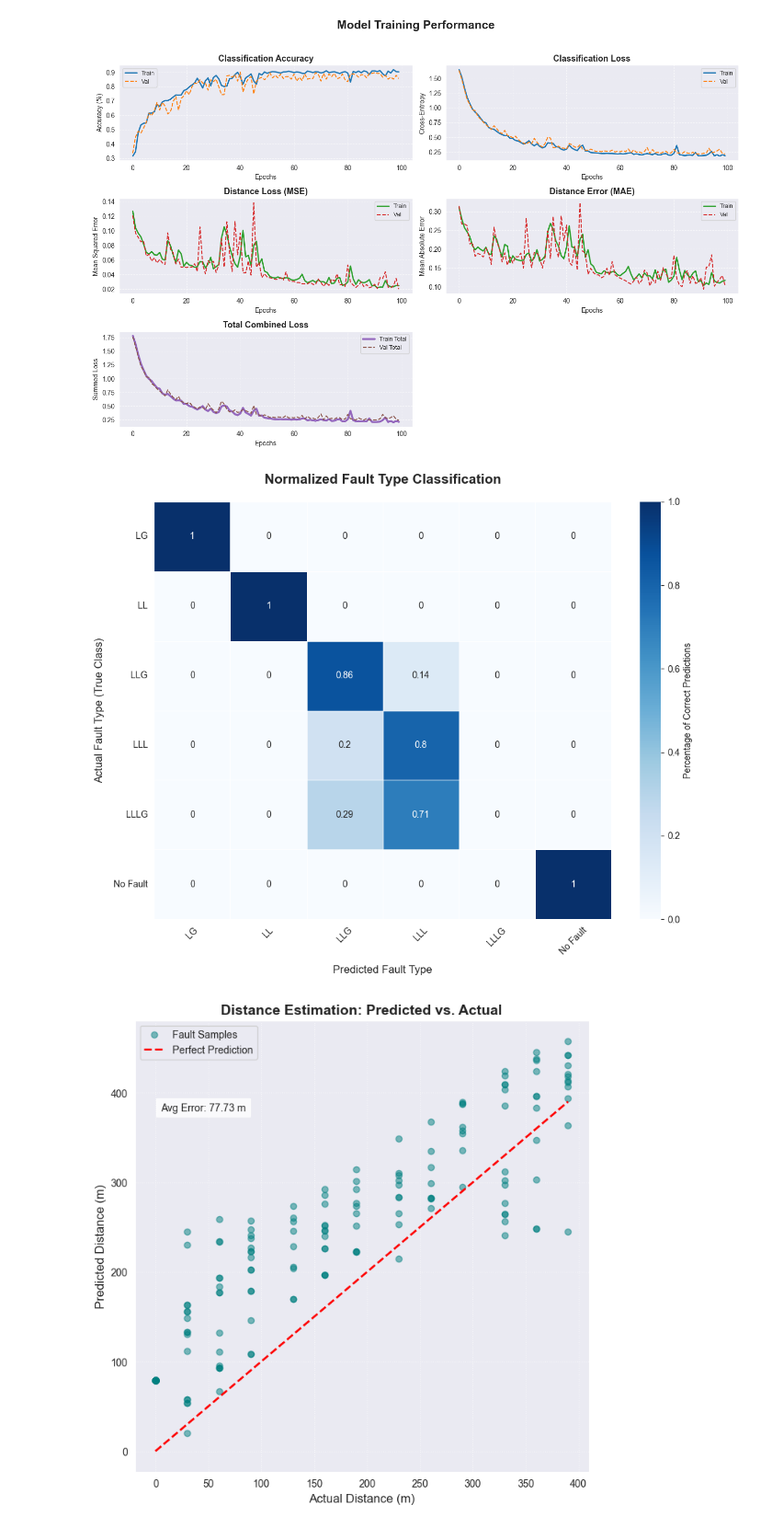
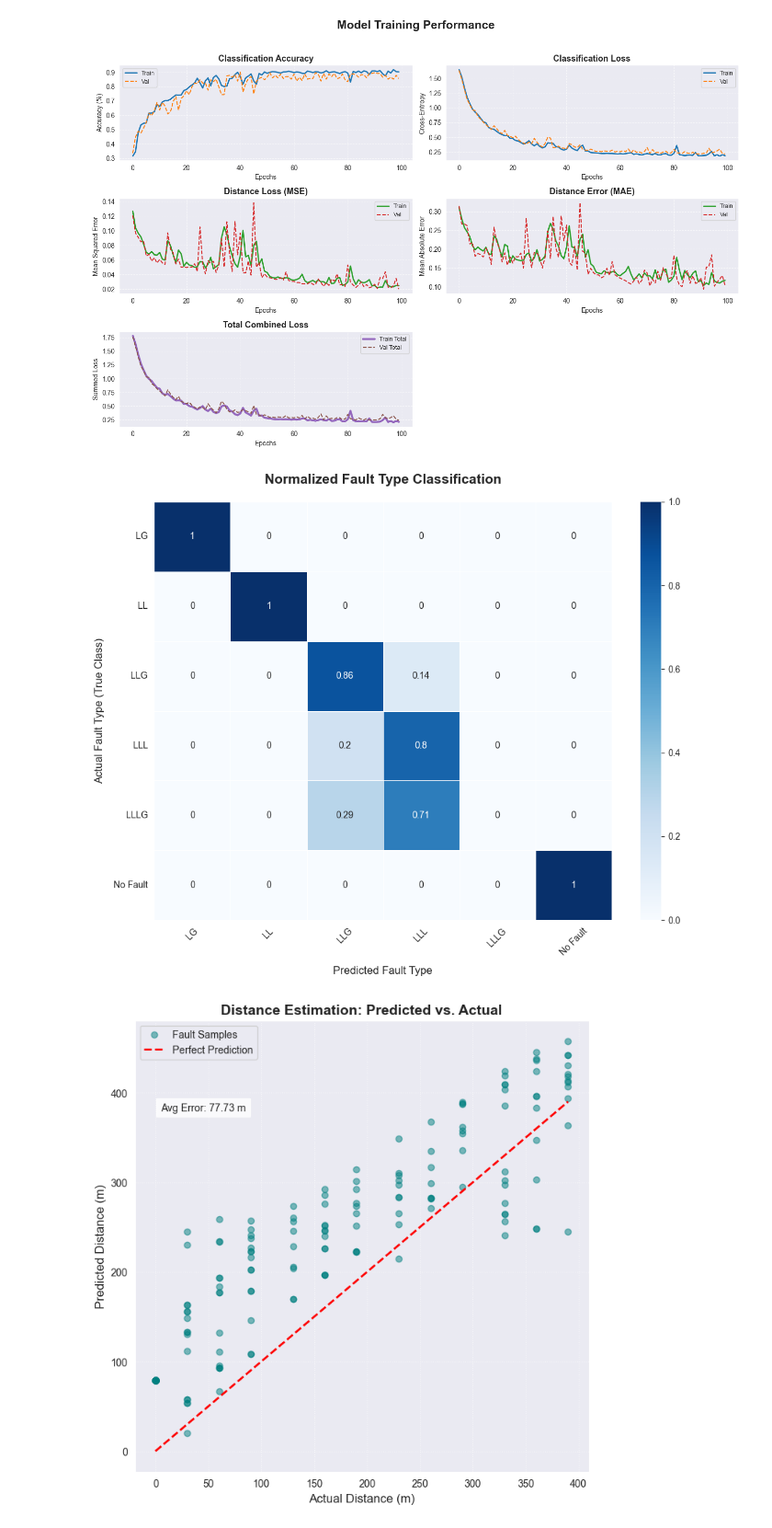
Before and after one commit to ketchup-vader-2005/machine-learning, a Jupyter notebook: transmission_system.ipynb, the cells around one changed output. Shown at 92% size. Saved outputs shown, nothing was run; the diff lists cells and outputs as text; code cells hidden in the pictures.

```diff
--- a/transmission_system.ipynb
+++ b/transmission_system.ipynb
@@ -13,6 +13,7 @@ import mlflow
 import mlflow.keras
 from sklearn.preprocessing import MinMaxScaler
 sns.set_style("darkgrid")
+plt.style.use("dark_background")
 # %%
 # check the gpu
 devices = tf.config.list_physical_devices()
@@ -355,39 +356,36 @@ plt.show()
 # %%
 # 1. Define labels
 target_names = ['LG', 'LL', 'LLG', 'LLL', 'LLLG', 'No Fault']
 
 # 2. Generate the raw matrix
-y_true = np.argmax(y_test_final[:, :6], axis=1)
-y_pred = np.argmax(y_pred_probs, axis=1)
-cf_matrix = confusion_matrix(y_true, y_pred)
+cf_matrix = confusion_matrix(np.argmax(y_test_final[:, :6], axis=1), np.argmax(y_pred_probs, axis=1))
 
 # Divide each row by its sum to get percentages (0.0 to 1.0)
 # We use np.newaxis to ensure the division happens row-by-row
 cf_normalized = cf_matrix.astype('float') / cf_matrix.sum(axis=1)[:, np.newaxis]
 
 # 3. Plotting
 plt.figure(figsize=(10, 8))
 
 # We use cf_normalized for the colors, but "fmt='.2%'" to show percentages
 sns.heatmap(cf_normalized,
             annot=True,
             cmap="Blues",
             xticklabels=target_names,
             yticklabels=target_names,
-            linewidths=.5,
-            cbar_kws={'label': 'Percentage of Correct Predictions'})
+            linewidths=.5)
 
 plt.title("Normalized Fault Type Classification", fontsize=15, fontweight='bold', pad=20)
 plt.xlabel("Predicted Fault Type", fontsize=12, labelpad=10)
 plt.ylabel("Actual Fault Type (True Class)", fontsize=12, labelpad=10)
 
 plt.xticks(rotation=45)
 plt.yticks(rotation=0)
 
 plt.tight_layout()
 plt.show()
 # %% [output]
-[figure, old version]
+[figure, new version]
 # %%
 # 1. Create the plot
 plt.figure(figsize=(8, 8))
```
Also changed, not shown: 14 other files.
